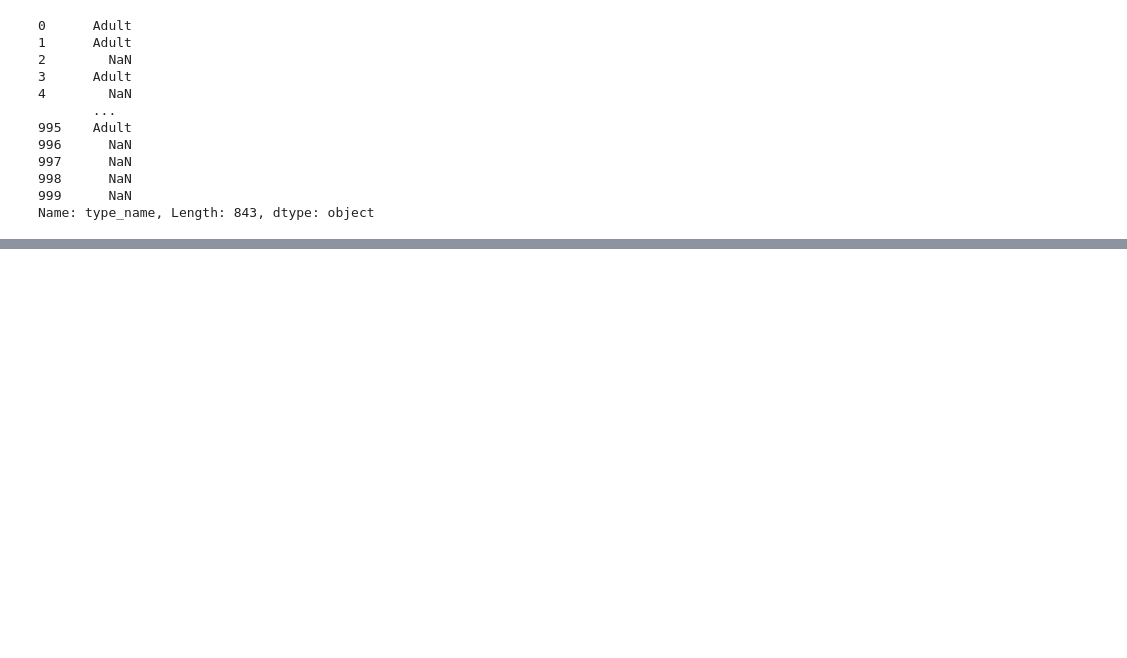
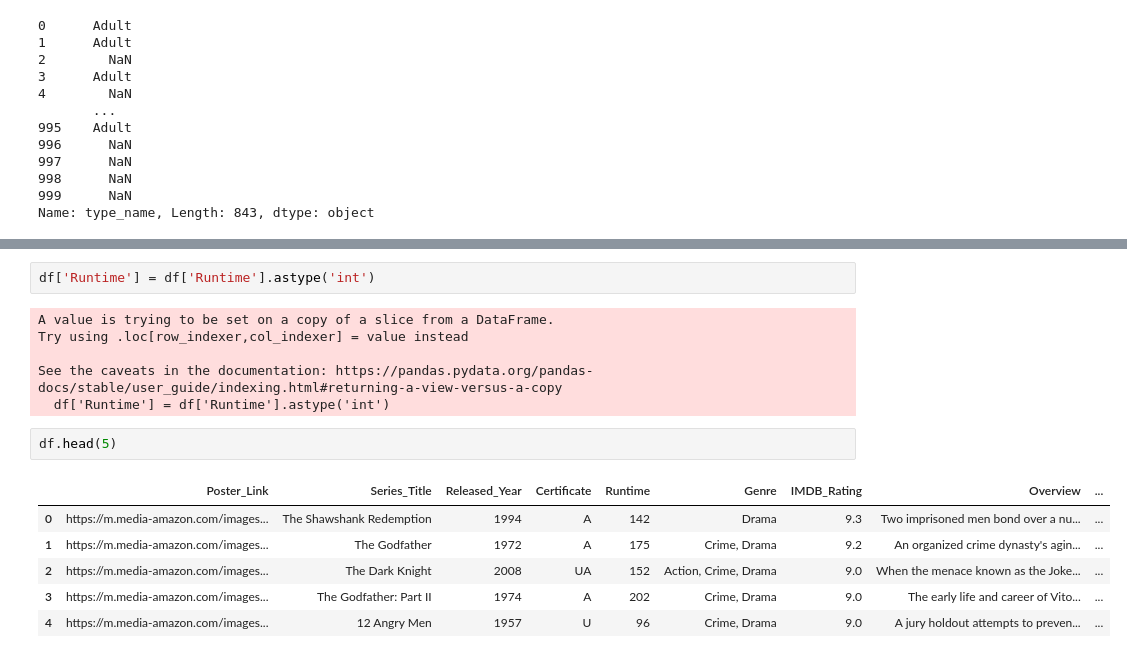
Before and after one commit to anshika-1-2/Python-Training, a Jupyter notebook: Week 6/movies.ipynb, the cells around one changed output, grey strips where cells are left out. Drawn from its saved outputs; the diff is of its cells as text; blank space fills up the shorter version.

```diff
--- a/Week 6/movies.ipynb
+++ b/Week 6/movies.ipynb
@@ -360,0 +495,17 @@ Name: type_name, Length: 843, dtype: object
+# %%
+df['Runtime'] = df['Runtime'].astype('int')
+# %% [output]
+A value is trying to be set on a copy of a slice from a DataFrame.
+Try using .loc[row_indexer,col_indexer] = value instead
+
+See the caveats in the documentation: https://pandas.pydata.org/pandas-docs/stable/user_guide/indexing.html#returning-a-view-versus-a-copy
+  df['Runtime'] = df['Runtime'].astype('int')
+# %%
+df.head(5)
+# %% [output]
+|  | Poster_Link | Series_Title | Released_Year | Certificate | Runtime | Genre | IMDB_Rating | Overview | ... |
+| 0 | https://m.media-amazon.com/images... | The Shawshank Redemption | 1994 | A | 142 | Drama | 9.3 | Two imprisoned men bond over a nu... | ... |
+| 1 | https://m.media-amazon.com/images... | The Godfather | 1972 | A | 175 | Crime, Drama | 9.2 | An organized crime dynasty's agin... | ... |
+| 2 | https://m.media-amazon.com/images... | The Dark Knight | 2008 | UA | 152 | Action, Crime, Drama | 9.0 | When the menace known as the Joke... | ... |
+| 3 | https://m.media-amazon.com/images... | The Godfather: Part II | 1974 | A | 202 | Crime, Drama | 9.0 | The early life and career of Vito... | ... |
+| 4 | https://m.media-amazon.com/images... | 12 Angry Men | 1957 | U | 96 | Crime, Drama | 9.0 | A jury holdout attempts to preven... | ... |
```
Also changed, not shown: parts of 18 cells of this notebook.
